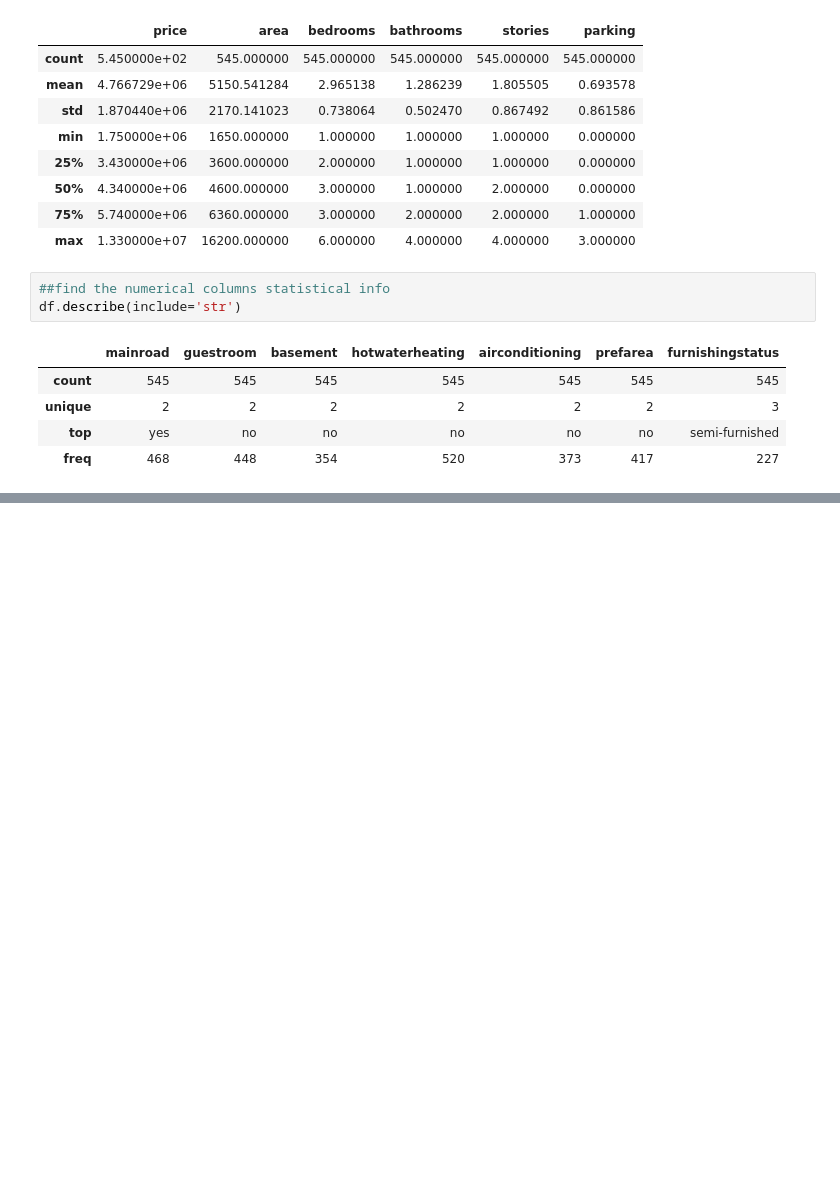
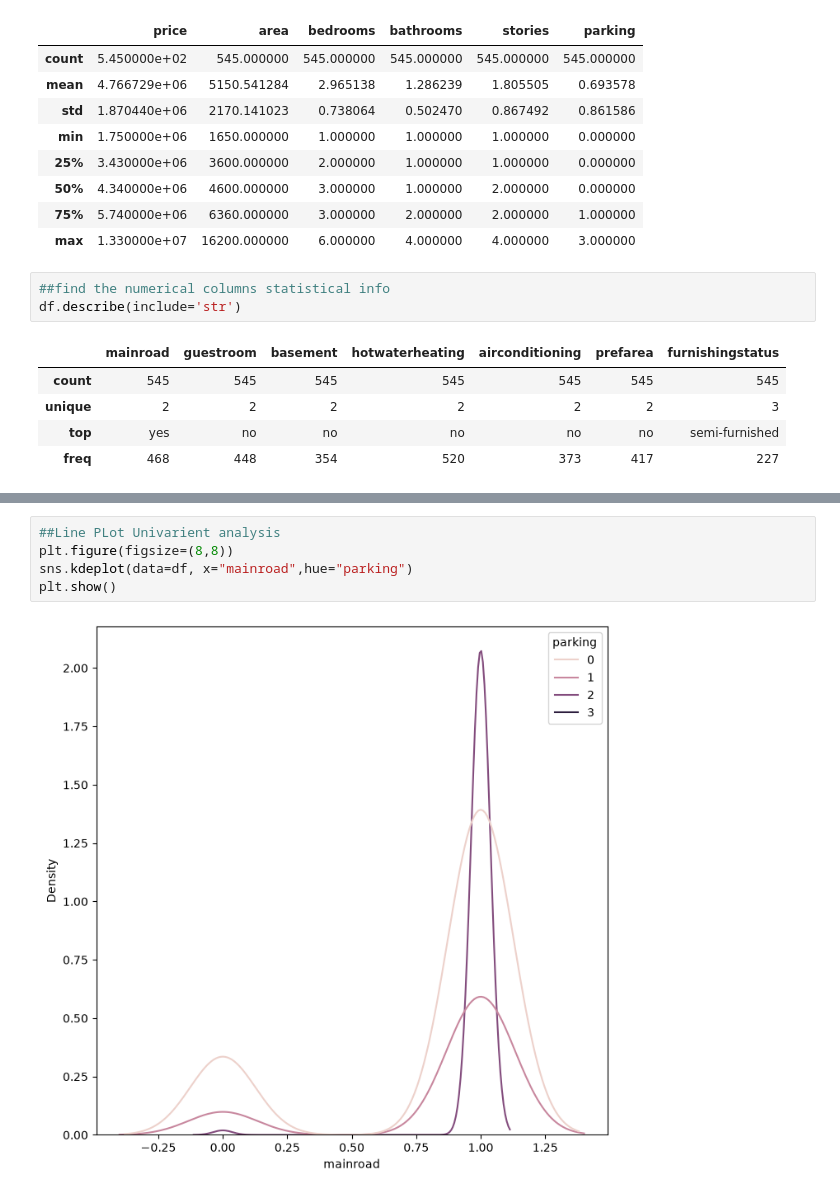
Before and after one commit to SingamSravani27/python, a Jupyter notebook: Data Analysis.ipynb, the cells around one changed output, grey strips where cells are left out. Drawn from its saved outputs; the diff is of its cells as text; blank space fills up the shorter version.

```diff
--- a/Data Analysis.ipynb
+++ b/Data Analysis.ipynb
@@ -214,0 +410,7 @@ df.describe(include='str')
+# %%
+##Line PLot Univarient analysis
+plt.figure(figsize=(8,8))
+sns.kdeplot(data=df, x="mainroad",hue="parking")
+plt.show()
+# %% [output]
+[figure, added]
```
Also changed, not shown: parts of 19 cells of this notebook, 1 other file.
